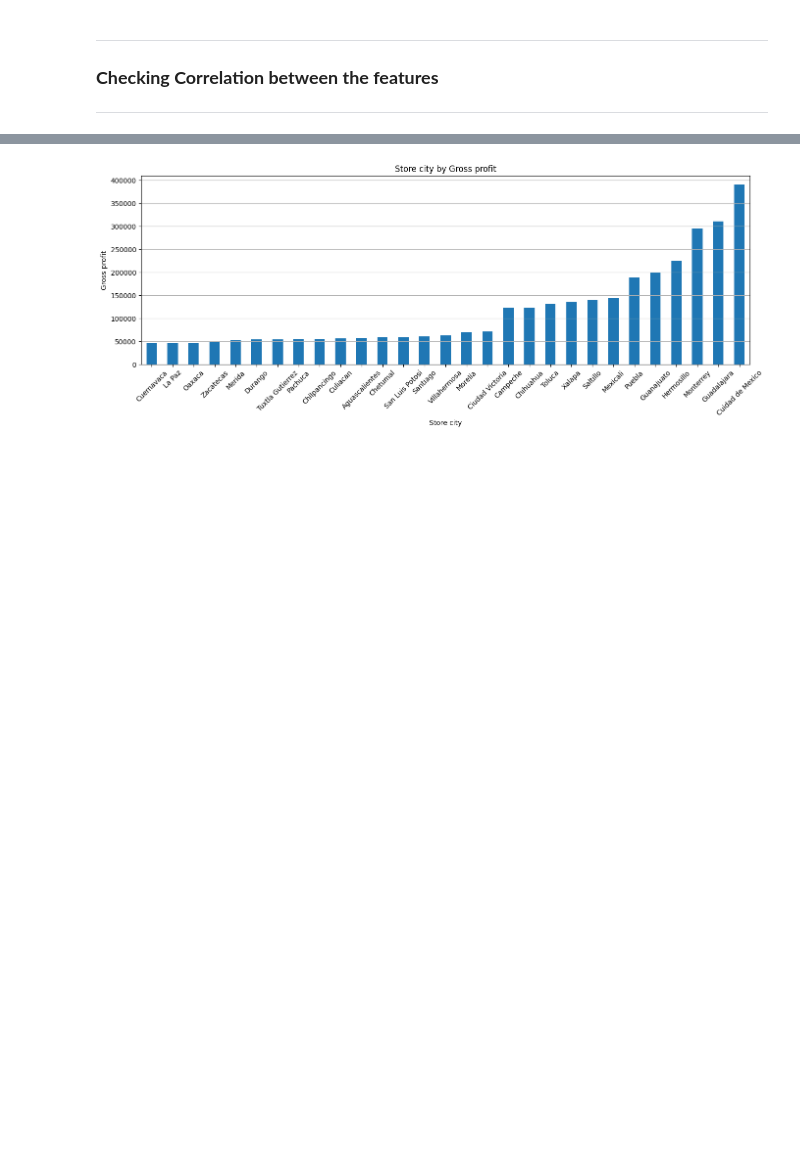
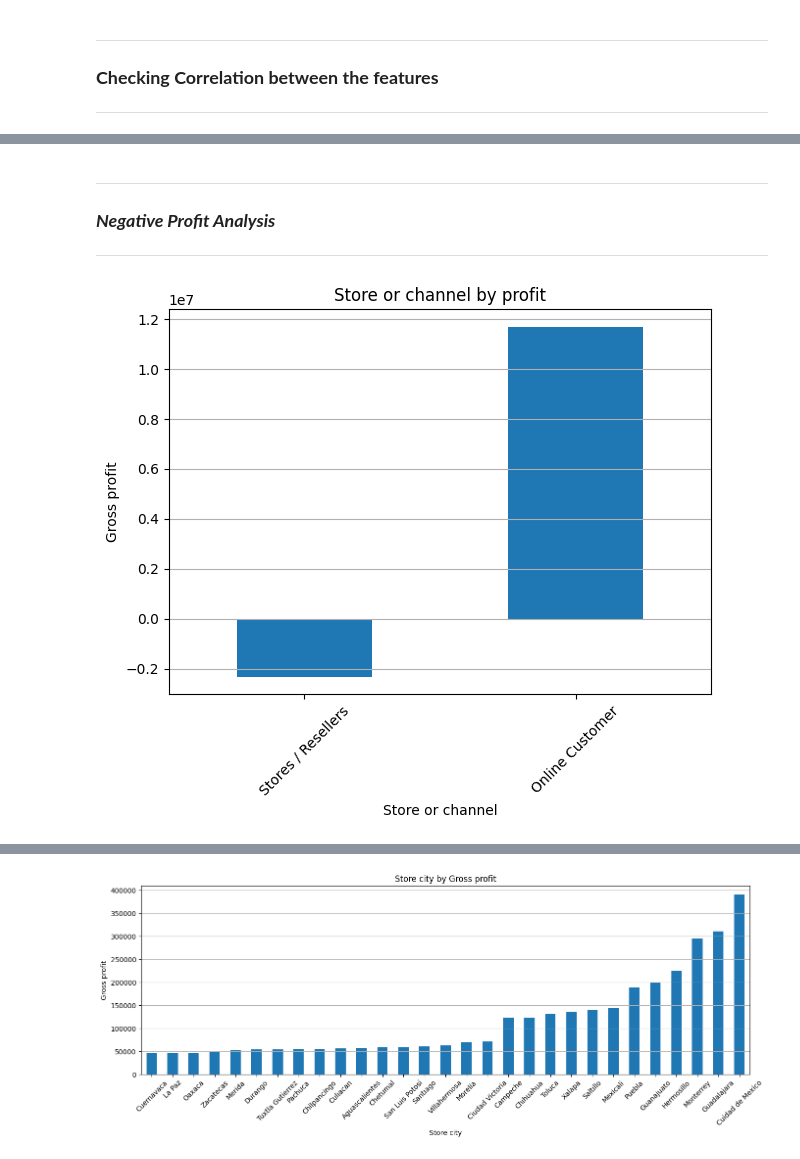
Before and after one commit to Mohamed-Jamyl/ML-and-Data-Analytics_projects, a Jupyter notebook: ML & Data analytics projects/Adventure works Analysis_project/Advanture works Analysis.ipynb, the cells around one changed output, grey strips where cells are left out. Saved outputs shown, nothing was run; the diff lists cells and outputs as text; code cells hidden in the pictures; blank space fills up the shorter version.

```diff
--- a/ML & Data analytics projects/Adventure works Analysis_project/Advanture works Analysis.ipynb
+++ b/ML & Data analytics projects/Adventure works Analysis_project/Advanture works Analysis.ipynb
@@ -510,0 +303,17 @@ regplot(df, 'Product_Price', 'Product_Cost')
+# %% [markdown]
+------------------------------------------------
+### ***Negative Profit Analysis***
+------------------------------------------------
+# %%
+d = df.groupby('Store_or_channel')['Profit'].sum().sort_values()
+
+plt.figure(figsize=(7,5))
+d.plot(kind='bar')
+plt.title('Store or channel by profit')
+plt.xlabel('Store or channel')
+plt.ylabel('Gross profit')
+plt.xticks(rotation=45)
+plt.grid(axis='y')
+plt.show()
+# %% [output]
+[figure, added]
```
Also changed, not shown: parts of 41 cells of this notebook, 1 other file.
